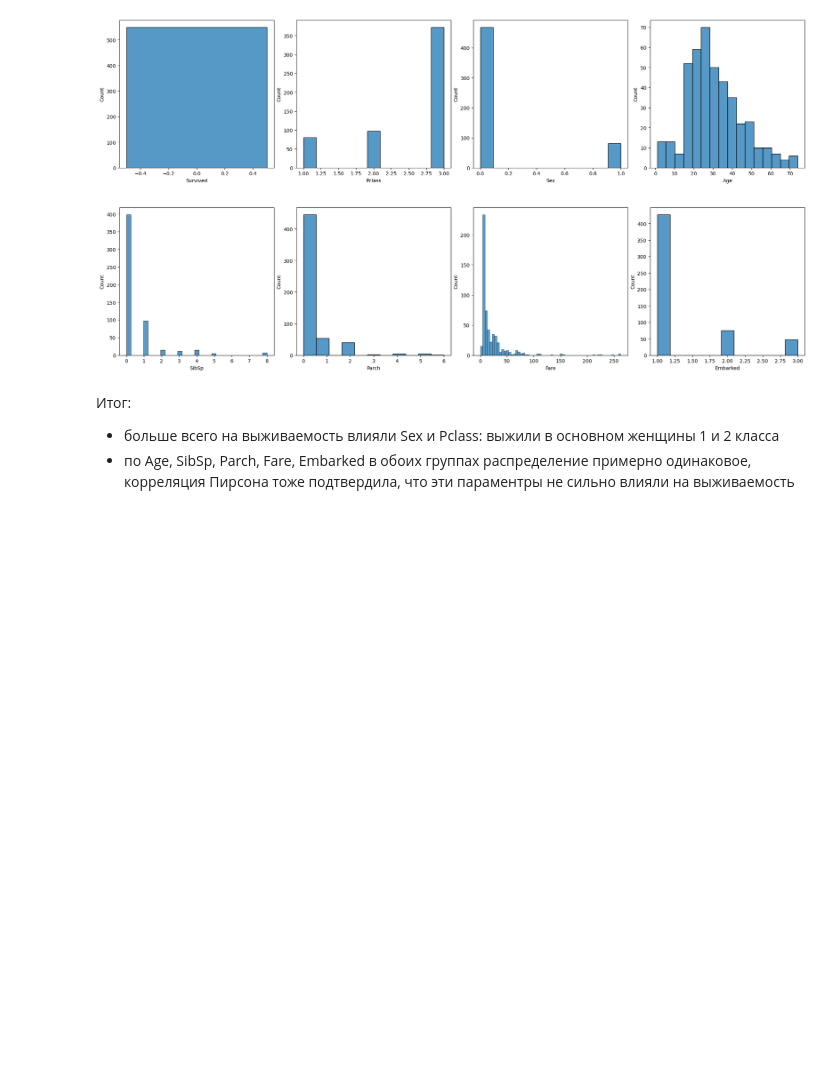
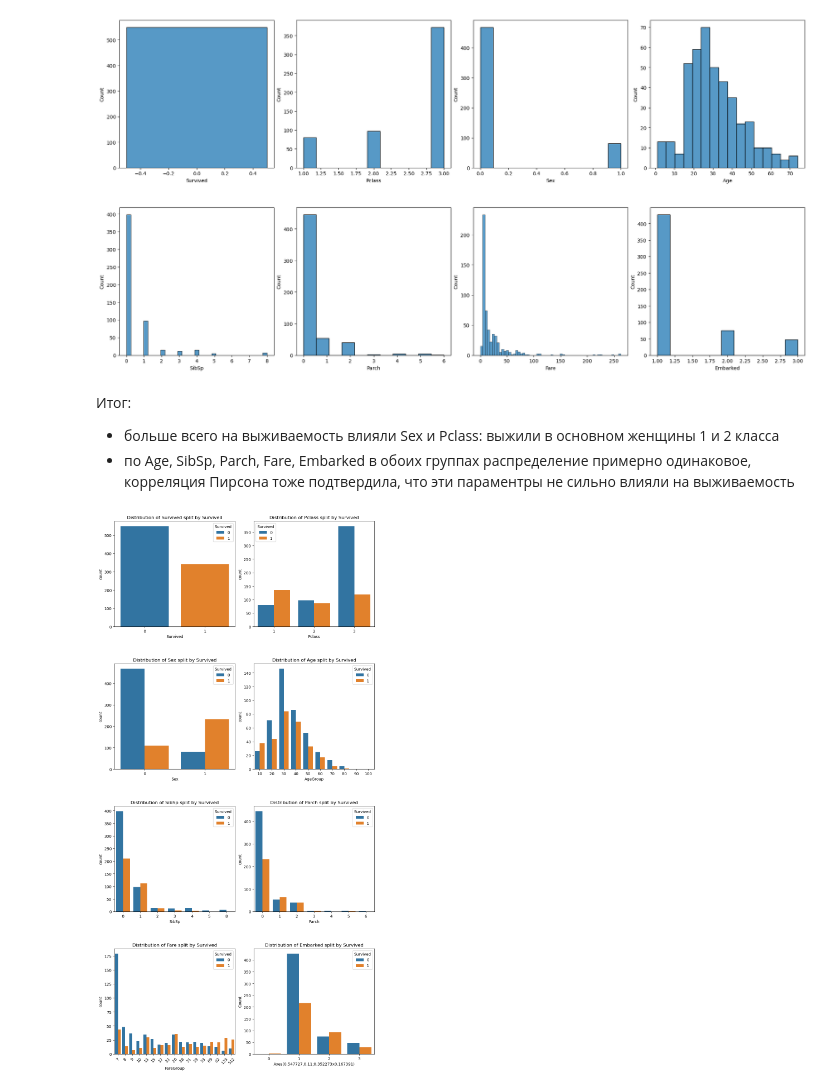
Before and after one commit to ViktoryiaKavalchuk/ds-learning, a Jupyter notebook: lesson_7/titanic_dataset.ipynb, the cells around one changed output. Saved outputs shown, nothing was run; the diff lists cells and outputs as text; code cells hidden in the pictures; blank space fills up the shorter version.

```diff
--- a/lesson_7/titanic_dataset.ipynb
+++ b/lesson_7/titanic_dataset.ipynb
@@ -164,3 +166,35 @@ Not survived analysis
 Итог:
 - больше всего на выживаемость влияли Sex и Pclass: выжили в основном женщины 1 и 2 класса
 - по Age, SibSp, Parch, Fare, Embarked в обоих группах распределение примерно одинаковое, корреляция Пирсона тоже подтвердила, что эти параментры не сильно влияли на выживаемость
+# %%
+data['AgeGroup'] = pandas.cut(data['Age'], bins=[0, 10, 20, 30, 40, 50, 60, 70, 80, 90, 100], labels=[
+    '10', '20', '30', '40', '50', '60', '70', '80', '90', '100'
+])
+data['FareGroup'] = pandas.qcut(data['Fare'], q=25)
+data['FareGroup'] = data['FareGroup'].apply(lambda x: int(x.right))
+
+
+categorical_columns = data.columns.tolist()
+categorical_columns.remove('AgeGroup')
+categorical_columns.remove('FareGroup')
+
+fig, axs = pyplot.subplots(ncols=2, nrows=4, figsize=(10, 20))
+index = 0
+axs = axs.flatten()
+for index, col in enumerate(categorical_columns):
+    if col == 'Age':
+        seaborn.countplot(data=data, x='AgeGroup', hue='Survived', ax=axs[index])
+    elif col == 'Fare':
+        seaborn.countplot(data=data, x='FareGroup', hue='Survived', ax=axs[index])
+        axs[index].tick_params(axis='x', rotation=45)
+    else:
+        seaborn.countplot(data=data, x=col, hue='Survived', ax=axs[index])
+
+    axs[index].set_title(f'Distribution of {col} split by Survived')
+    pyplot.xlabel(axs[index])
+    pyplot.ylabel('Count')
+    axs[index].legend(title='Survived')
+    index += 1
+pyplot.tight_layout(pad=0.4, w_pad=0.5, h_pad=5.0)
+# %% [output]
+[figure, added]
```
Also changed, not shown: parts of 2 cells of this notebook.
